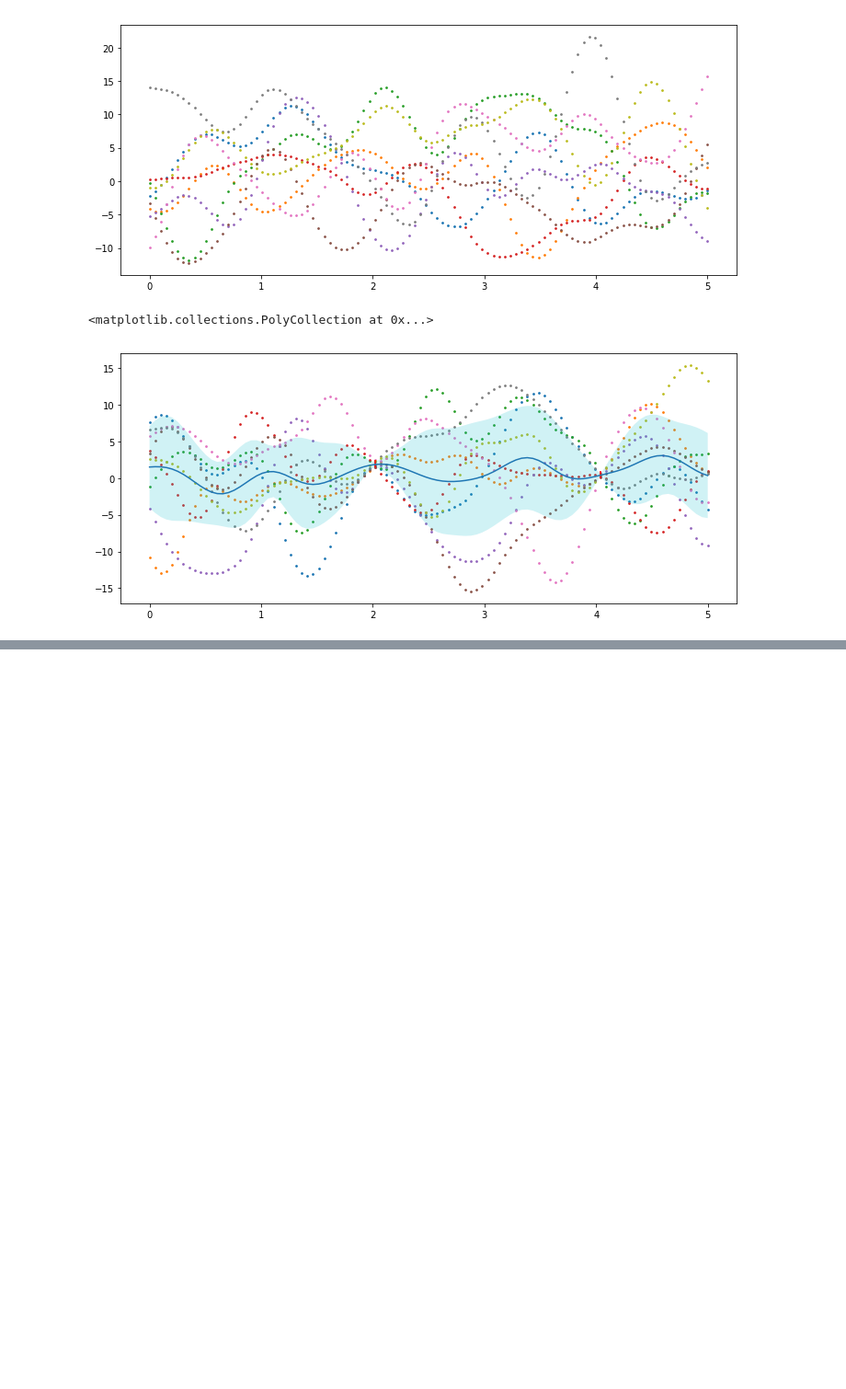
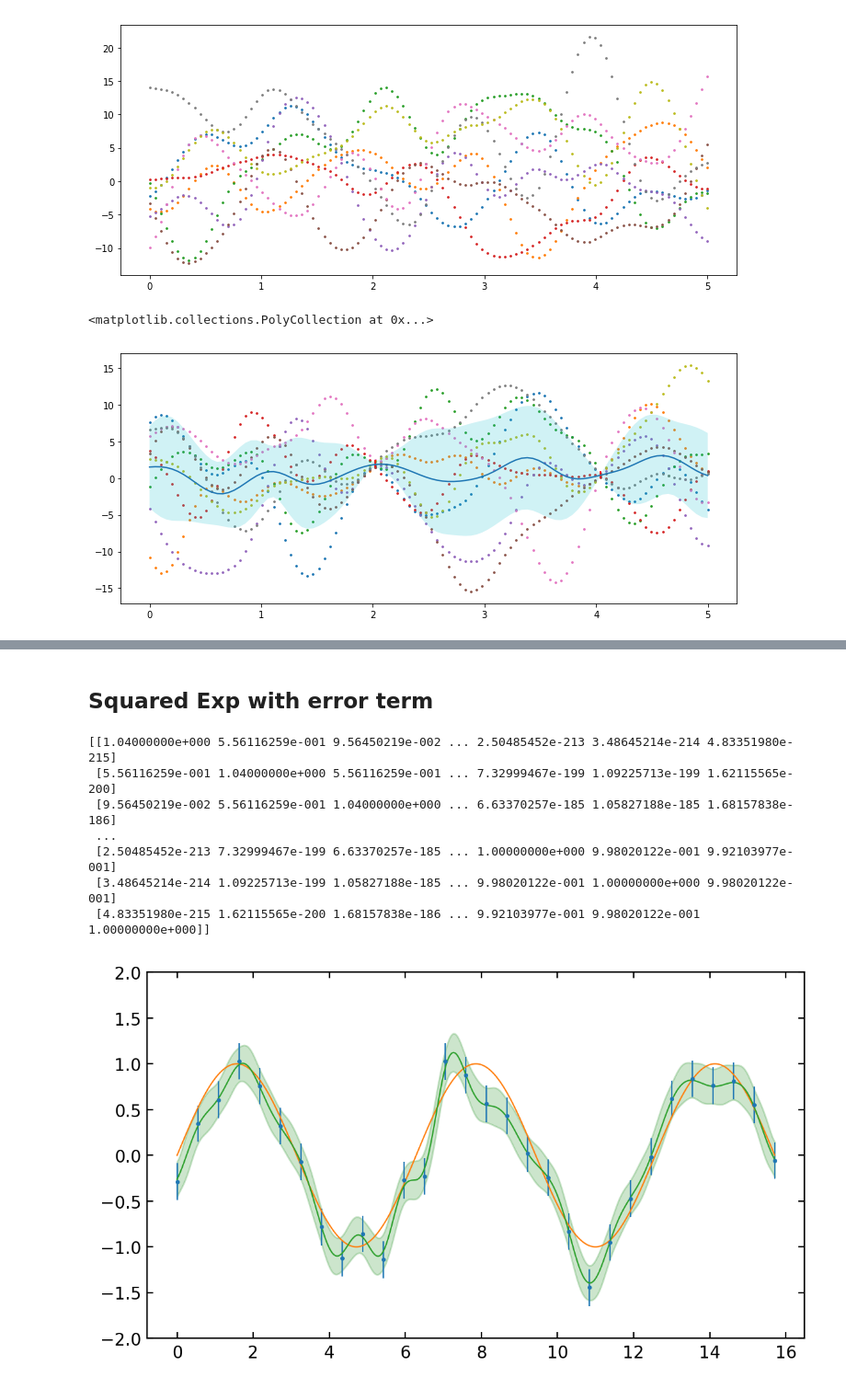
Before and after one commit to eniaxhakaj/phys_learning, a Jupyter notebook: gaussian_processes/manual_gp.ipynb, the cells around one changed output, grey strips where cells are left out. Shown: that part at 92% size. Saved outputs shown, nothing was run; the diff lists cells and outputs as text; code cells hidden in the pictures; blank space fills up the shorter version.

```diff
--- a/gaussian_processes/manual_gp.ipynb
+++ b/gaussian_processes/manual_gp.ipynb
@@ -164,0 +229,22 @@ ax.fill_between(x, func_mean - func_std, func_mean + func_std, alpha=0.2)
+# %% [markdown]
+## Squared Exp with error term
+# %%
+# By doing this, the diagonal has a slightly larger covariance. The off diagonal doesn't change.
+# Specifically, it goes from max_covariance -> max_covariance + err**2
+def squared_exponential_w_err(x, length_scale, max_covariance, err, train_len):
+    se =  max_covariance * np.exp(-(np.expand_dims(x, 0) - np.expand_dims(x, 1))**2/(2*length_scale**2))
+    data_err = np.zeros((len(x),len(x)))
+    for i in range(train_len): data_err[i][i] = err**2 # We don't want to add this to the test data
+    return se + data_err
+
+pred_ys, var_ys = gp.build_gp_model(x, y, all_x, squared_exponential_w_err, l_scale=0.5, max_cov=1, err=err, train_len=len(x))
+ax = gp.plot(x, y, err, f, all_x, pred_ys, var_ys)
+# %% [output]
+[[1.04000000e+000 5.56116259e-001 9.56450219e-002 ... 2.50485452e-213 3.48645214e-214 4.83351980e-215]
+ [5.56116259e-001 1.04000000e+000 5.56116259e-001 ... 7.32999467e-199 1.09225713e-199 1.62115565e-200]
+ [9.56450219e-002 5.56116259e-001 1.04000000e+000 ... 6.63370257e-185 1.05827188e-185 1.68157838e-186]
+ ...
+ [2.50485452e-213 7.32999467e-199 6.63370257e-185 ... 1.00000000e+000 9.98020122e-001 9.92103977e-001]
+ [3.48645214e-214 1.09225713e-199 1.05827188e-185 ... 9.98020122e-001 1.00000000e+000 9.98020122e-001]
+ [4.83351980e-215 1.62115565e-200 1.68157838e-186 ... 9.92103977e-001 9.98020122e-001 1.00000000e+000]]
+[figure, added]
```
Also changed, not shown: parts of 13 cells of this notebook, 2 other files.
